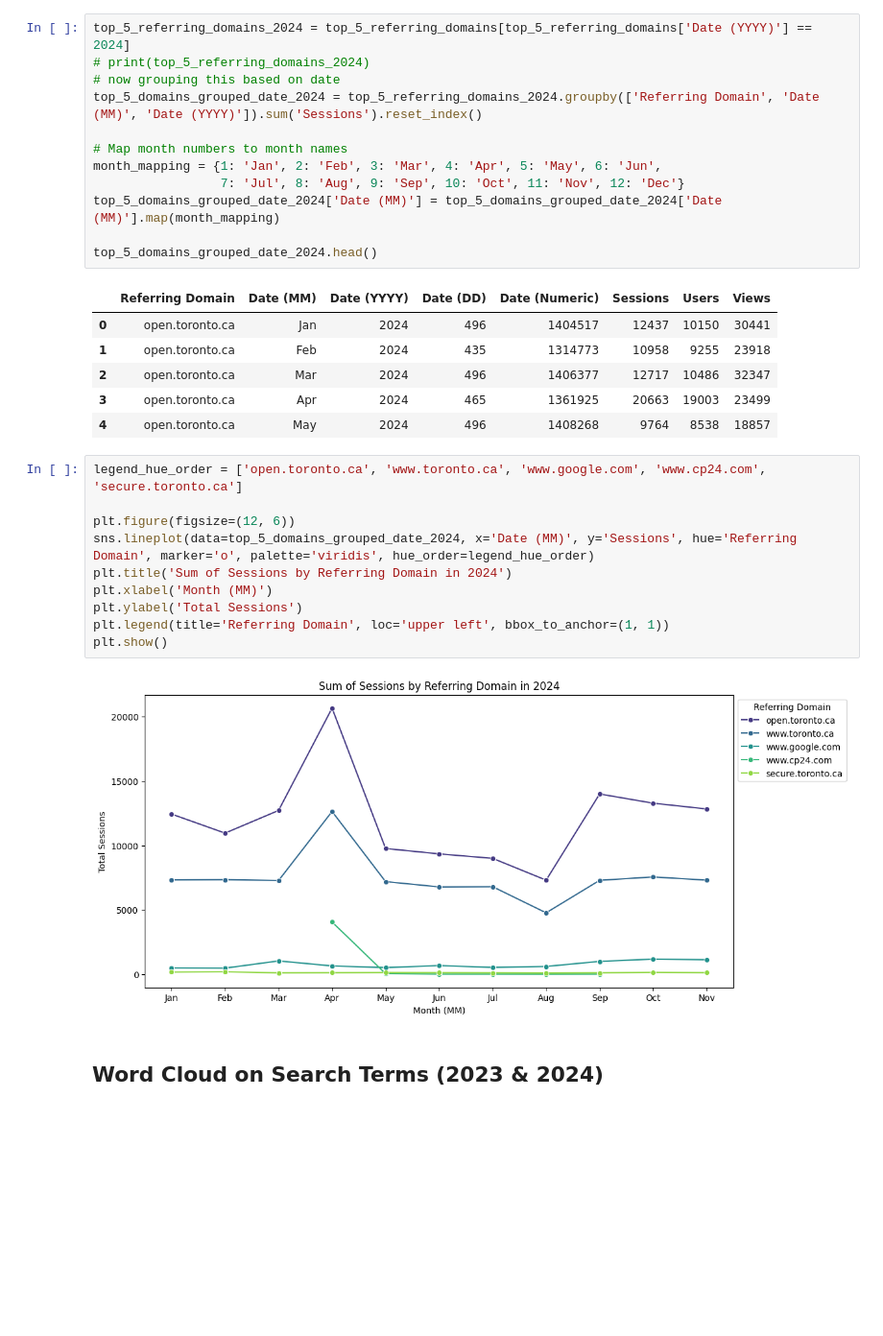
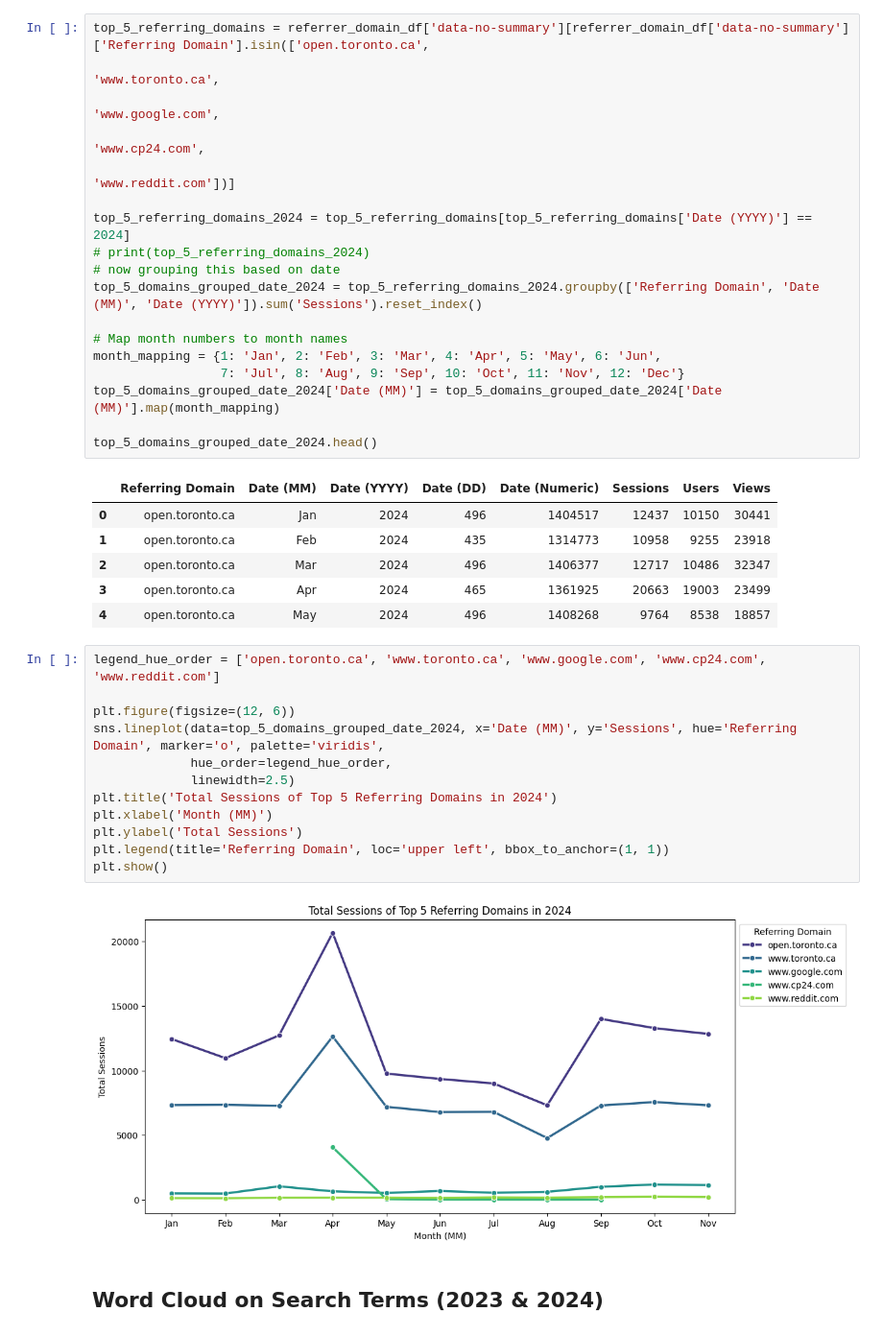
Before and after one commit to rkaushick-neu/toronto-od-web-analytics, a Jupyter notebook: Analysis_Notebook.ipynb, the cells around one changed output. Shown at 96% size. Drawn from its saved outputs; the diff is of its cells as text; blank space fills up the shorter version.

```diff
--- a/Analysis_Notebook.ipynb
+++ b/Analysis_Notebook.ipynb
@@ -604,4 +626,10 @@ plt.show()
 # %%
+top_5_referring_domains = referrer_domain_df['data-no-summary'][referrer_domain_df['data-no-summary']['Referring Domain'].isin(['open.toronto.ca',
+                                                                                                                                'www.toronto.ca',
+                                                                                                                                'www.google.com',
+                                                                                                                                'www.cp24.com',
+                                                                                                                                'www.reddit.com'])]
+
 top_5_referring_domains_2024 = top_5_referring_domains[top_5_referring_domains['Date (YYYY)'] == 2024]
 # print(top_5_referring_domains_2024)
 # now grouping this based on date
@@ -621,17 +649,19 @@ top_5_domains_grouped_date_2024.head()
 | 3 | open.toronto.ca | Apr | 2024 | 465 | 1361925 | 20663 | 19003 | 23499 |
 | 4 | open.toronto.ca | May | 2024 | 496 | 1408268 | 9764 | 8538 | 18857 |
 # %%
-legend_hue_order = ['open.toronto.ca', 'www.toronto.ca', 'www.google.com', 'www.cp24.com', 'secure.toronto.ca']
+legend_hue_order = ['open.toronto.ca', 'www.toronto.ca', 'www.google.com', 'www.cp24.com', 'www.reddit.com']
 
 plt.figure(figsize=(12, 6))
-sns.lineplot(data=top_5_domains_grouped_date_2024, x='Date (MM)', y='Sessions', hue='Referring Domain', marker='o', palette='viridis', hue_order=legend_hue_order)
-plt.title('Sum of Sessions by Referring Domain in 2024')
+sns.lineplot(data=top_5_domains_grouped_date_2024, x='Date (MM)', y='Sessions', hue='Referring Domain', marker='o', palette='viridis',
+             hue_order=legend_hue_order,
+             linewidth=2.5)
+plt.title('Total Sessions of Top 5 Referring Domains in 2024')
 plt.xlabel('Month (MM)')
 plt.ylabel('Total Sessions')
 plt.legend(title='Referring Domain', loc='upper left', bbox_to_anchor=(1, 1))
 plt.show()
 # %% [output]
-[figure, old version]
+[figure, new version]
 # %% [markdown]
 ## Word Cloud on Search Terms (2023 & 2024)
 # %%
```
Also changed, not shown: parts of 8 cells of this notebook.
